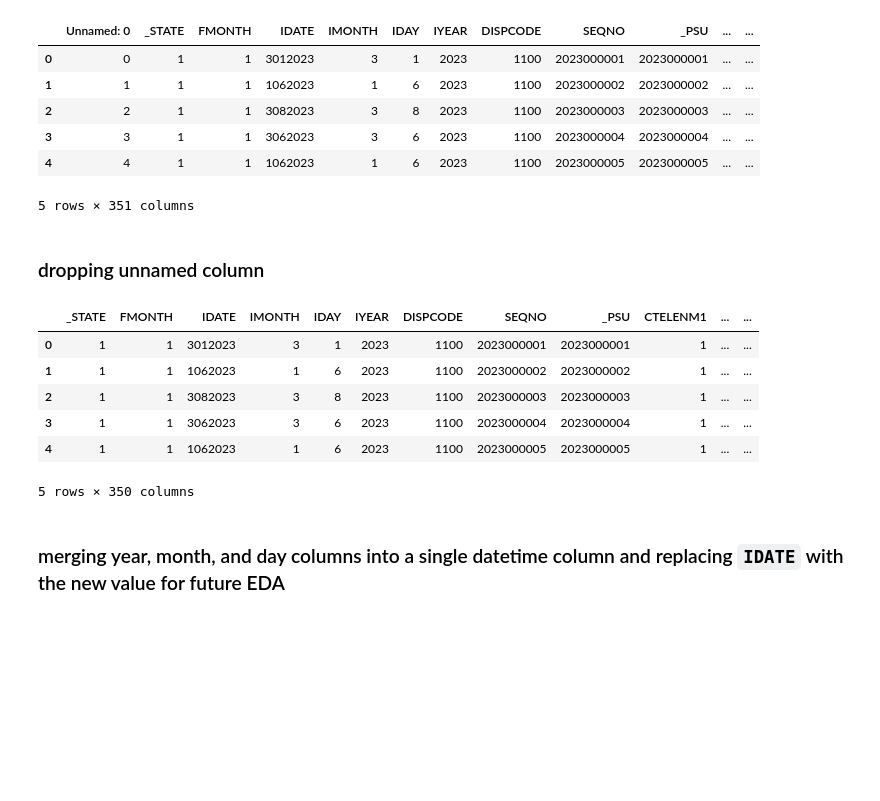
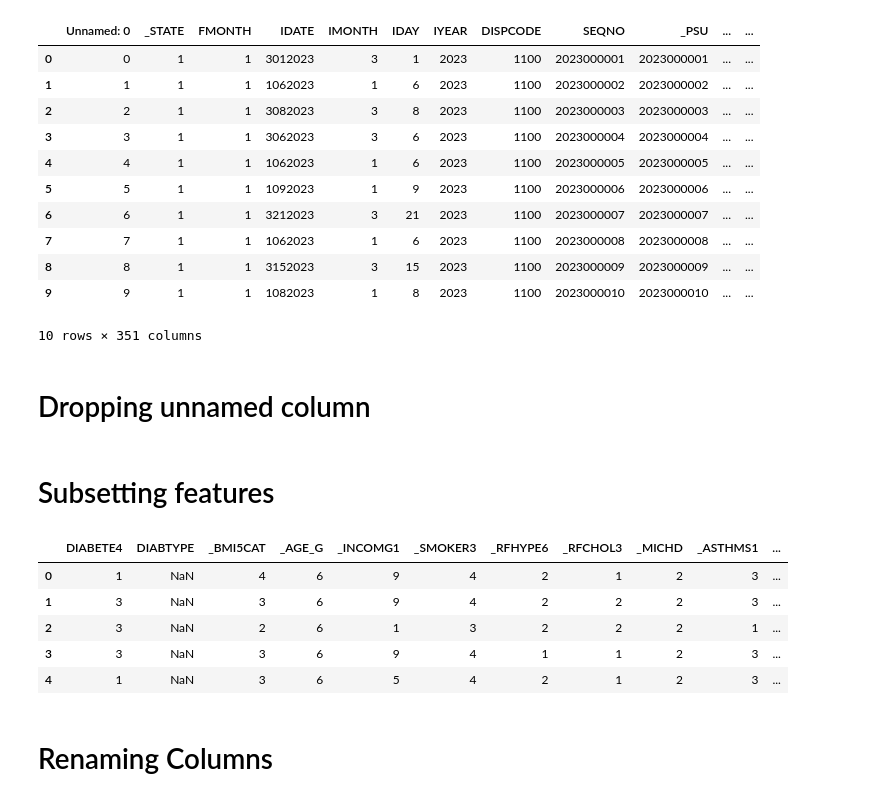
Before and after one commit to psgpyc/MLDPPI, a Jupyter notebook: data_profiling.ipynb, the cells around one changed output. Drawn from its saved outputs; the diff is of its cells as text; code cells hidden in the pictures; blank space fills up the shorter version.

```diff
--- a/data_profiling.ipynb
+++ b/data_profiling.ipynb
@@ -7,28 +15,21 @@ pd.set_option('display.float_format', lambda x: f'{x:.0f}')
 # %%
 df = pd.read_csv('./dataset/transformed_dataset.csv')
 # %%
-df.head()
+df.head(10)
 # %% [output]
 |  | Unnamed: 0 | _STATE | FMONTH | IDATE | IMONTH | IDAY | IYEAR | DISPCODE | SEQNO | _PSU | ... | ... |
 | 0 | 0 | 1 | 1 | 3012023 | 3 | 1 | 2023 | 1100 | 2023000001 | 2023000001 | ... | ... |
 | 1 | 1 | 1 | 1 | 1062023 | 1 | 6 | 2023 | 1100 | 2023000002 | 2023000002 | ... | ... |
 | 2 | 2 | 1 | 1 | 3082023 | 3 | 8 | 2023 | 1100 | 2023000003 | 2023000003 | ... | ... |
 | 3 | 3 | 1 | 1 | 3062023 | 3 | 6 | 2023 | 1100 | 2023000004 | 2023000004 | ... | ... |
 | 4 | 4 | 1 | 1 | 1062023 | 1 | 6 | 2023 | 1100 | 2023000005 | 2023000005 | ... | ... |
+| 5 | 5 | 1 | 1 | 1092023 | 1 | 9 | 2023 | 1100 | 2023000006 | 2023000006 | ... | ... |
+| 6 | 6 | 1 | 1 | 3212023 | 3 | 21 | 2023 | 1100 | 2023000007 | 2023000007 | ... | ... |
+| 7 | 7 | 1 | 1 | 1062023 | 1 | 6 | 2023 | 1100 | 2023000008 | 2023000008 | ... | ... |
+| 8 | 8 | 1 | 1 | 3152023 | 3 | 15 | 2023 | 1100 | 2023000009 | 2023000009 | ... | ... |
+| 9 | 9 | 1 | 1 | 1082023 | 1 | 8 | 2023 | 1100 | 2023000010 | 2023000010 | ... | ... |
-5 rows × 351 columns
+10 rows × 351 columns
 # %% [markdown]
-### dropping unnamed column
+# Dropping unnamed column
 # %%
 df.drop(axis=1, labels=['Unnamed: 0'], inplace=True)
-# %%
-df.head()
-# %% [output]
-|  | _STATE | FMONTH | IDATE | IMONTH | IDAY | IYEAR | DISPCODE | SEQNO | _PSU | CTELENM1 | ... | ... |
-| 0 | 1 | 1 | 3012023 | 3 | 1 | 2023 | 1100 | 2023000001 | 2023000001 | 1 | ... | ... |
-| 1 | 1 | 1 | 1062023 | 1 | 6 | 2023 | 1100 | 2023000002 | 2023000002 | 1 | ... | ... |
-| 2 | 1 | 1 | 3082023 | 3 | 8 | 2023 | 1100 | 2023000003 | 2023000003 | 1 | ... | ... |
-| 3 | 1 | 1 | 3062023 | 3 | 6 | 2023 | 1100 | 2023000004 | 2023000004 | 1 | ... | ... |
-| 4 | 1 | 1 | 1062023 | 1 | 6 | 2023 | 1100 | 2023000005 | 2023000005 | 1 | ... | ... |
-5 rows × 350 columns
-# %% [markdown]
-### merging year, month, and day columns into a single datetime column and replacing `IDATE` with the new value for future EDA
@@ -36,0 +36,2 @@ df['IDATE'] = pd.to_datetime({'year':df['IYEAR'], 'month':df['IMONTH'], 'day':df
+# %% [markdown]
+# Subsetting features
@@ -36,0 +40,11 @@ df['IDATE'] = pd.to_datetime({'year':df['IYEAR'], 'month':df['IMONTH'], 'day':df
+# %%
+dfx.head()
+# %% [output]
+|  | DIABETE4 | DIABTYPE | _BMI5CAT | _AGE_G | _INCOMG1 | _SMOKER3 | _RFHYPE6 | _RFCHOL3 | _MICHD | _ASTHMS1 | ... |
+| 0 | 1 | NaN | 4 | 6 | 9 | 4 | 2 | 1 | 2 | 3 | ... |
+| 1 | 3 | NaN | 3 | 6 | 9 | 4 | 2 | 2 | 2 | 3 | ... |
+| 2 | 3 | NaN | 2 | 6 | 1 | 3 | 2 | 2 | 2 | 1 | ... |
+| 3 | 3 | NaN | 3 | 6 | 9 | 4 | 1 | 1 | 2 | 3 | ... |
+| 4 | 1 | NaN | 3 | 6 | 5 | 4 | 2 | 1 | 2 | 3 | ... |
+# %% [markdown]
+# Renaming Columns
```
Also changed, not shown: parts of 64 cells of this notebook, 13 other files.
